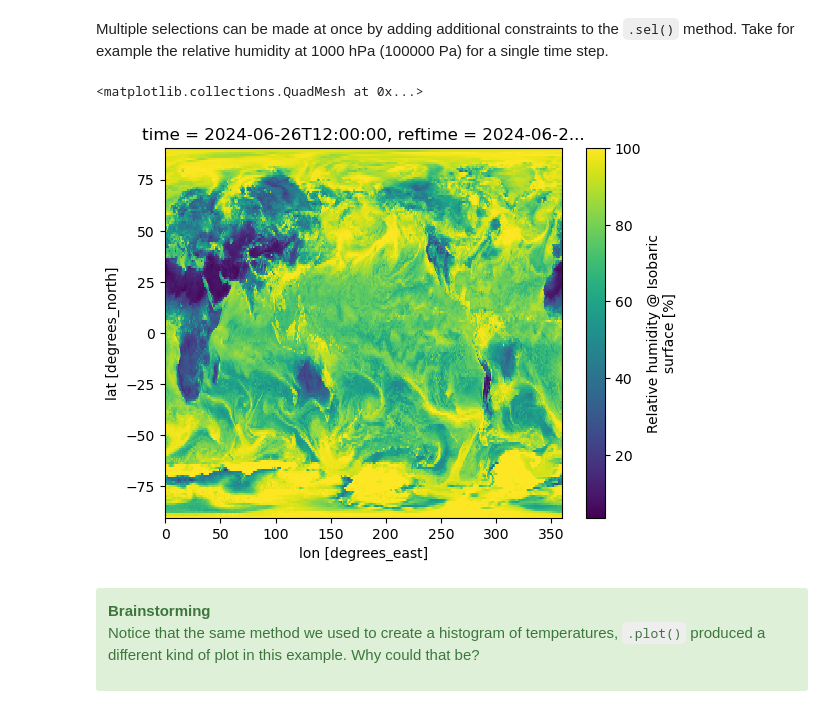
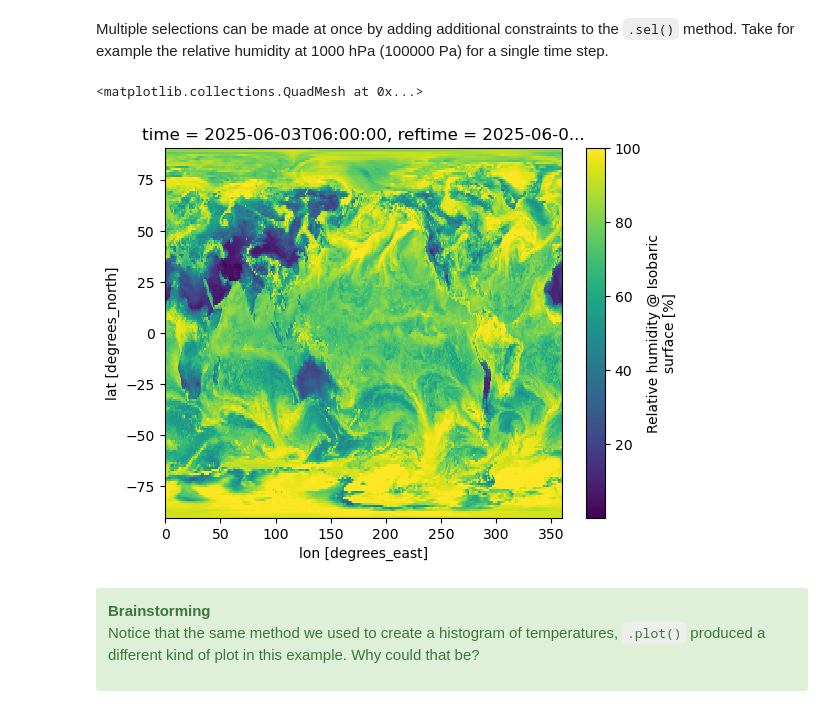
Before and after one commit to Unidata/ucar-intern-pdws, a Jupyter notebook: workshop/PDWS6_DataManagementandVisualization.ipynb, the cells around one changed output. Saved outputs shown, nothing was run; the diff lists cells and outputs as text; code cells hidden in the pictures.

```diff
--- a/workshop/PDWS6_DataManagementandVisualization.ipynb
+++ b/workshop/PDWS6_DataManagementandVisualization.ipynb
@@ -269,11 +269,11 @@ Coordinates:
 <p>Multiple selections can be made at once by adding additional constraints to the <code>.sel()</code> method. Take for example the relative humidity at 1000 hPa (100000 Pa) for a single time step.</p>
 # %%
 # plot a 2D slice of an array by selecting a single time and single vertical level
-rh_selection = ds['Relative_humidity_isobaric'].sel(time='2024-06-26T12', isobaric=100000)
+rh_selection = ds['Relative_humidity_isobaric'].sel(time='2025-06-03T06', isobaric=100000)
 rh_selection.plot()
 # %% [output]
 <matplotlib.collections.QuadMesh at 0x...>
-[figure, old version]
+[figure, new version]
 # %% [markdown]
 <div class="alert alert-success">
     <b>Brainstorming</b>
```
Also changed, not shown: parts of 13 cells of this notebook, 3 other files.
